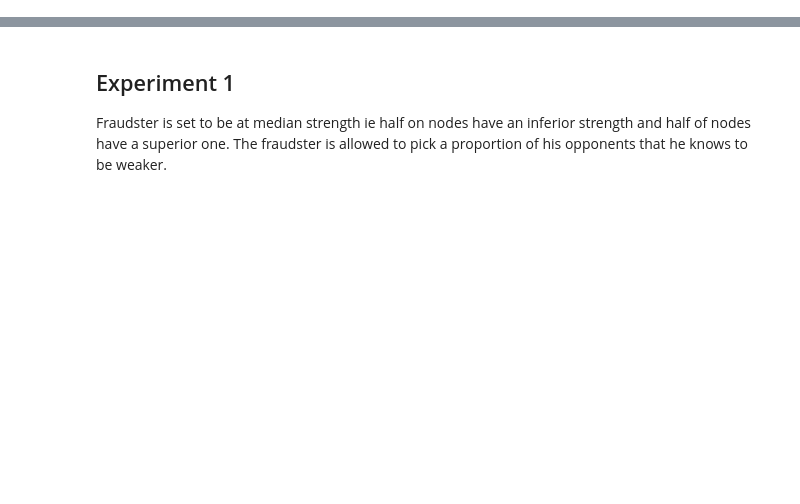
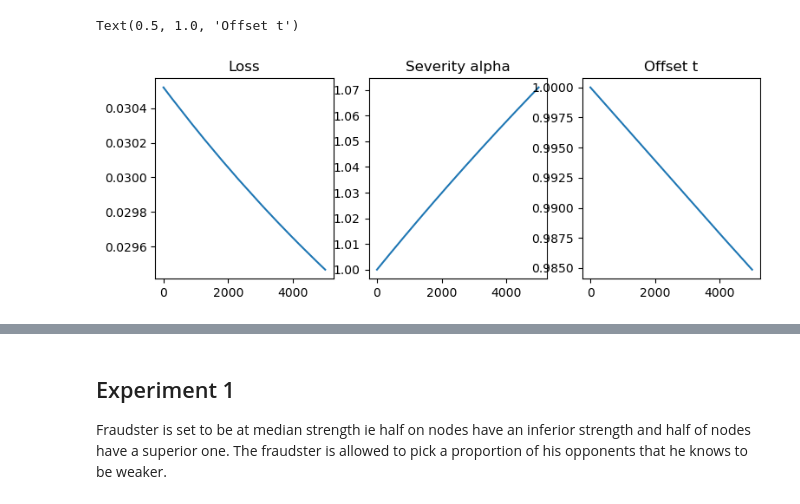
Before and after one commit to PierrickLeroy/mma-graph, a Jupyter notebook: synthetic.ipynb, the cells around one changed output, grey strips where cells are left out. Cells and saved outputs as stored; diff of their text form; code cells hidden in the pictures; blank space fills up the shorter version.

```diff
--- a/synthetic.ipynb
+++ b/synthetic.ipynb
@@ -28,0 +191,22 @@ nx.write_gexf(G, "gephi_viz/synthetic.gexf")
+# %%
+l_losses = []
+l_param = []
+for i in range(5000):
+    y_pred = model(X_train)
+    loss = criterion(y_pred, y_train)
+    optimizer.zero_grad()
+    loss.backward()
+    optimizer.step()
+    l_losses.append(loss.item())
+    l_param.append((model.alpha.item(), model.t.item()))
+# %%
+fig, ax = plt.subplots(1,3, figsize=(9,3))
+ax[0].plot(l_losses)
+ax[0].set_title("Loss")
+ax[1].plot([x[0] for x in l_param])
+ax[2].plot([x[1] for x in l_param])
+ax[1].set_title("Severity alpha")
+ax[2].set_title("Offset t")
+# %% [output]
+Text(0.5, 1.0, 'Offset t')
+[figure, added]
```
Also changed, not shown: parts of 62 cells of this notebook, 7 other files.
